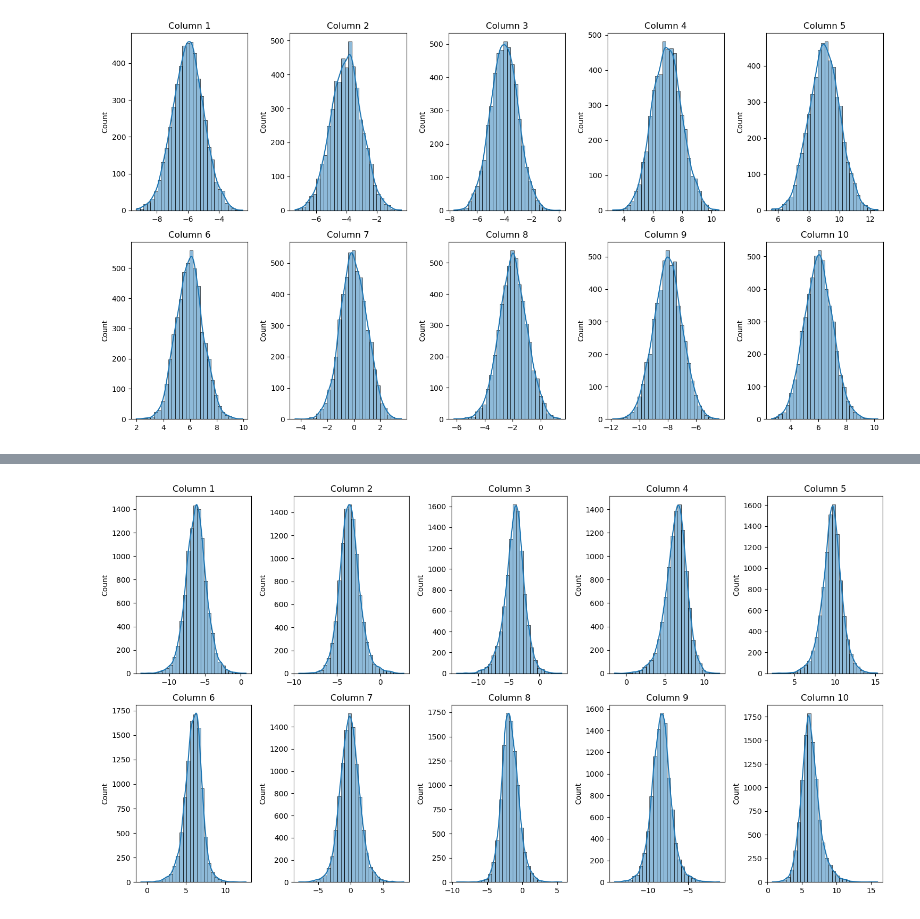
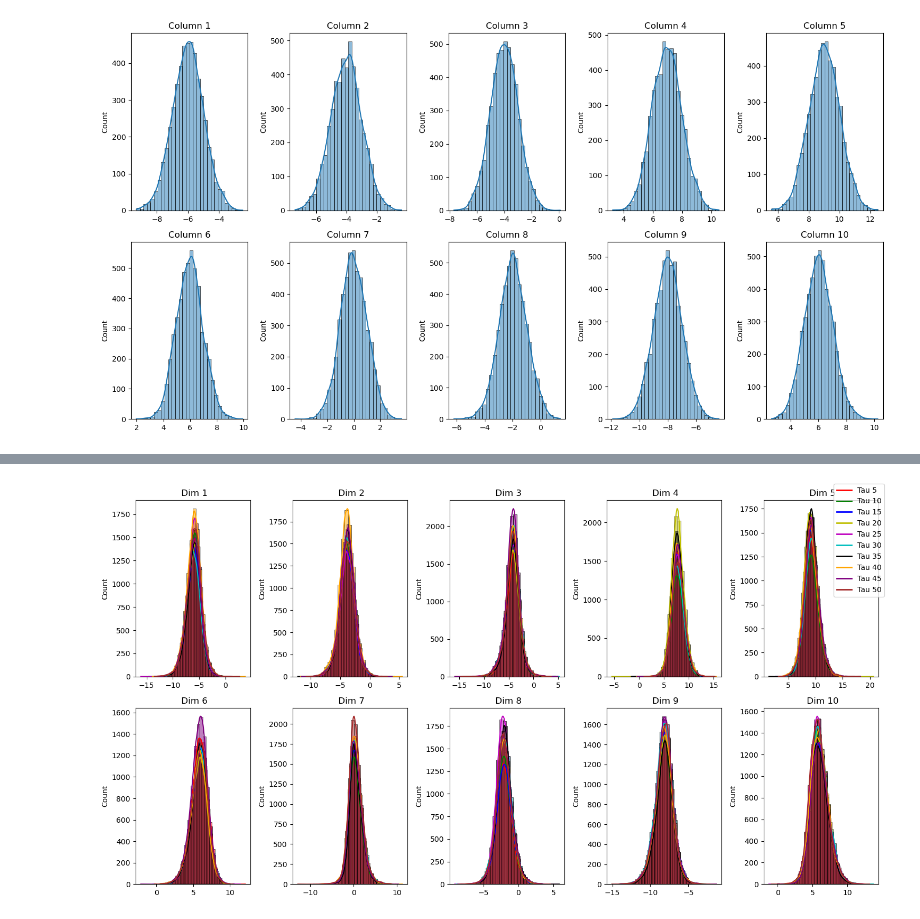
Before and after one commit to miluosi/diffusion-for-learning, a Jupyter notebook: DDIM.ipynb, the cells around one changed output, grey strips where cells are left out. Cells and saved outputs as stored; diff of their text form; code cells hidden in the pictures.

Commit message:
git commit -m "Update DDIM.ipynb"

```diff
--- a/DDIM.ipynb
+++ b/DDIM.ipynb
@@ -174,7 +174,7 @@ class DiffusionProcessDDIM():
 
             predict_epsilon = self.diffusion_fn(x, idx)
 
-            predicted_x0 = torch.sqrt(self.alpha_bars[prev_idx]) * (
+            predicted_x0 =  (
                 (x - torch.sqrt(1 - self.alpha_bars[idx]) * predict_epsilon)
                 / torch.sqrt(self.alpha_bars[idx])
             )
@@ -182,7 +182,7 @@ class DiffusionProcessDDIM():
             # 确定性更新方向
             direction_pointing_to_xt = torch.sqrt(1 - self.alpha_bars[prev_idx]) * (predict_epsilon)
 
-            x = predicted_x0 + direction_pointing_to_xt
+            x = torch.sqrt(self.alpha_bars[prev_idx]) *predicted_x0 + direction_pointing_to_xt
 
             yield x
 
@@ -337,7 +332,6 @@ device = torch.device("cuda") if torch.cuda.is_available() else torch.device(
     "cpu")
 model = Model(device, beta_1, beta_T, T)
 optim = torch.optim.Adam(model.parameters(), lr = 0.005)
-process = DiffusionProcessDDIM(beta_1, beta_T, T, model, device, X_train_5.shape[1], eta)
 # %%
-traincon_ddim(model,optim,100,sca_traindata_loader_5,sca_valdata_loader_5,30)
+traincon_ddim(model,optim,500,sca_traindata_loader_5,sca_valdata_loader_5,100)
 # %% [output]
@@ -361,23 +355,32 @@ Early stopping after 74 epochs
-# %%
-only_final = True
-sampling_number = 10000
-sample = process.sampling(sampling_number,only_final=True)
-sample =sc.inverse_transform(sample.cpu().detach().numpy())
-# Create a 2x5 grid of subplots
-fig, axes = plt.subplots(2, 5, figsize=(15, 8))
-
-# Flatten the 2x5 axes array for easy iteration
-axes = axes.flatten()
-
-# Loop through each column of 'b' and plot its histogram on the corresponding subplot
-for i in range(10):
-    sns.histplot(sample[:, i], kde=True, bins=30, ax=axes[i])
-    axes[i].set_title(f'Column {i+1}')  # Set the title for each subplot
-
-# Adjust layout to prevent overlap
-plt.tight_layout()
-
-# Show the plot
-plt.show()
-# %% [output]
-[figure, removed]
+# %%
+taulist = [5 * i for i in range(1, 11)]
+fig, axes = plt.subplots(2, 5, figsize=(15, 8))  # 创建一个10x10的子图网格
+axes = axes.flatten()
+samplelist = []
+for idx, tau in enumerate(taulist):
+    process = DiffusionProcessDDIM(beta_1, beta_T, T, model, device, X_train_5.shape[1], eta, tau=tau)
+    only_final = True
+    sampling_number = 10000
+    sample = process.sampling(sampling_number, only_final=True)
+    sample = sc.inverse_transform(sample.cpu().detach().numpy())
+    samplelist.append(sample)
+
+# 在对应的子图上绘制直方图
+colourlist = ['r', 'g', 'b', 'y', 'm', 'c', 'k', 'orange', 'purple', 'brown']
+for j in range(10):
+    for i in range(10):
+        sns.histplot(samplelist[i][:, j], kde=True, bins=30, ax=axes[j], color=colourlist[i])
+    axes[j].set_title(f' Dim {j+1}')  # 设置子图标题
+
+# 调整布局以防止重叠
+plt.tight_layout()
+
+# 添加图例
+handles = [plt.Line2D([0], [0], color=colourlist[i], lw=2) for i in range(10)]
+labels = [f'Tau {taulist[i]}' for i in range(10)]
+fig.legend(handles, labels, loc='upper right')
+
+# 显示所有子图
+plt.show()
+# %% [output]
+[figure, added]
```
Also changed, not shown: parts of 2 cells of this notebook.
